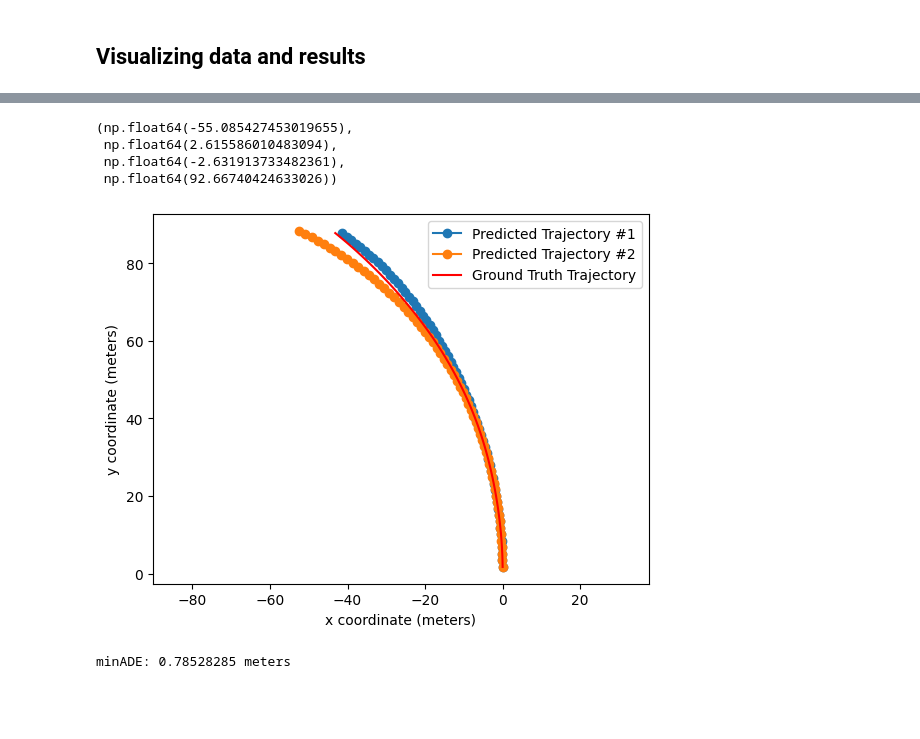
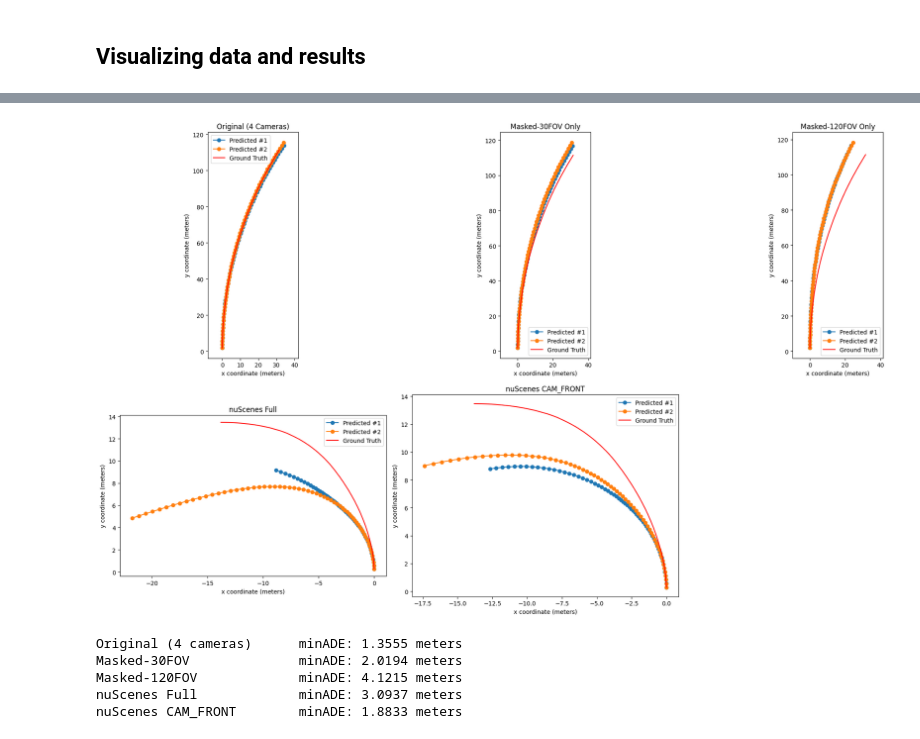
Before and after one commit to BillWan-zzzyyy/alpamayo, a Jupyter notebook: notebooks/inference_masked.ipynb, the cells around one changed output, grey strips where cells are left out. Cells and saved outputs as stored; diff of their text form; code cells hidden in the pictures; blank space fills up the shorter version.

Commit message:
update inference_for_nuscenes and masked version

```diff
--- a/notebooks/inference_masked.ipynb
+++ b/notebooks/inference_masked.ipynb
@@ -24,7 +25,7 @@ import time
 
 t_start_load = time.perf_counter()
 clip_ids = pd.read_parquet("clip_ids.parquet")["clip_id"].tolist()
-clip_id = clip_ids[14]
+clip_id = clip_ids[7]
 # clip_id = '030c760c-ae38-49aa-9ad8-f5650a545d26'
 
 data = load_physical_aiavdataset(clip_id)
@@ -197,50 +279,78 @@ mp.show_images(data_masked_120["image_frames"].flatten(0, 1).permute(0, 2, 3, 1)
 # %%
 import matplotlib.pyplot as plt
 
 
 def rotate_90cc(xy):
     """将 (x, y) 逆时针旋转 90 度 -> (y, -x)"""
     return np.stack([-xy[1], xy[0]], axis=0)
 
 
 gt_xy = data["ego_future_xyz"].cpu()[0, 0, :, :2].T.numpy()
-gt_xy_rot = rotate_90cc(gt_xy)
+gt_xy_ns = data_nuscenes["ego_future_xyz"].cpu()[0, 0, :, :2].T.numpy()
 
-fig, axes = plt.subplots(1, 3, figsize=(21, 6))
+fig, axes = plt.subplots(2, 3, figsize=(21, 12))
 
-configs = [
-    (axes[0], pred_xyz,      "Original (4 Cameras)"),
-    (axes[1], pred_xyz_m30,  "Masked-30FOV Only"),
-    (axes[2], pred_xyz_m120, "Masked-120FOV Only"),
+# Row 1: PhysicalAI-AV
+configs_row1 = [
+    (axes[0, 0], pred_xyz,      gt_xy,    "Original (4 Cameras)"),
+    (axes[0, 1], pred_xyz_m30,  gt_xy,    "Masked-30FOV Only"),
+    (axes[0, 2], pred_xyz_m120, gt_xy,    "Masked-120FOV Only"),
 ]
-for ax, pxyz, title in configs:
+# Row 2: nuScenes
+configs_row2 = [
+    (axes[1, 0], pred_xyz_ns_full, gt_xy_ns, "nuScenes Full"),
+    (axes[1, 1], pred_xyz_ns,      gt_xy_ns, "nuScenes CAM_FRONT"),
+]
+# Hide unused subplot
+axes[1, 2].set_visible(False)
+
+for ax, pxyz, gt, title in configs_row1 + configs_row2:
+    gt_rot = rotate_90cc(gt)
     for i in range(pxyz.shape[2]):
         pred_xy = pxyz.cpu()[0, 0, i, :, :2].T.numpy()
         ax.plot(*rotate_90cc(pred_xy), "o-", label=f"Predicted #{i+1}")
-    ax.plot(*gt_xy_rot, "r-", label="Ground Truth")
+    ax.plot(*gt_rot, "r-", label="Ground Truth")
     ax.set_title(title)
     ax.set_ylabel("y coordinate (meters)")
     ax.set_xlabel("x coordinate (meters)")
     ax.legend(loc="best")
     ax.set_aspect("equal")
 
+    # Pad the smaller axis range to avoid compression
+    xlim = ax.get_xlim()
+    ylim = ax.get_ylim()
+    x_range = xlim[1] - xlim[0]
+    y_range = ylim[1] - ylim[0]
+    min_range = 0.4 * max(x_range, y_range)
+    if x_range < min_range:
+        x_center = (xlim[0] + xlim[1]) / 2
+        ax.set_xlim(x_center - min_range / 2, x_center + min_range / 2)
+    if y_range < min_range:
+        y_center = (ylim[0] + ylim[1]) / 2
+        ax.set_ylim(y_center - min_range / 2, y_center + min_range / 2)
+
 plt.tight_layout()
 plt.show()
 # %% [output]
-(np.float64(-55.085427453019655),
- np.float64(2.615586010483094),
- np.float64(-2.631913733482361),
- np.float64(92.66740424633026))
-[figure, old version]
+[figure, new version]
 # %%
+gt_xy = data["ego_future_xyz"].cpu()[0, 0, :, :2].T.numpy()
+gt_xy_ns = data_nuscenes["ego_future_xyz"].cpu()[0, 0, :, :2].T.numpy()
+
 results = [
-    ("Original (4 cameras)", pred_xyz),
-    ("Masked-30FOV",         pred_xyz_m30),
-    ("Masked-120FOV",        pred_xyz_m120),
+    ("Original (4 cameras)",  pred_xyz,         gt_xy),
+    ("Masked-30FOV",          pred_xyz_m30,     gt_xy),
+    ("Masked-120FOV",         pred_xyz_m120,    gt_xy),
+    ("nuScenes Full",         pred_xyz_ns_full, gt_xy_ns),
+    ("nuScenes CAM_FRONT",    pred_xyz_ns,      gt_xy_ns),
 ]
-for label, pxyz in results:
+for label, pxyz, gt in results:
     pxy = pxyz.cpu().numpy()[0, 0, :, :, :2].transpose(0, 2, 1)
-    diff = np.linalg.norm(pxy - gt_xy[None, ...], axis=1).mean(-1)
+    diff = np.linalg.norm(pxy - gt[None, ...], axis=1).mean(-1)
     print(f"{label:25s} minADE: {diff.min():.4f} meters")
 # %% [output]
-minADE: 0.78528285 meters
+Original (4 cameras)      minADE: 1.3555 meters
+Masked-30FOV              minADE: 2.0194 meters
+Masked-120FOV             minADE: 4.1215 meters
+nuScenes Full             minADE: 3.0937 meters
+nuScenes CAM_FRONT        minADE: 1.8833 meters
```
Also changed, not shown: parts of 6 cells of this notebook, 7 other files.
